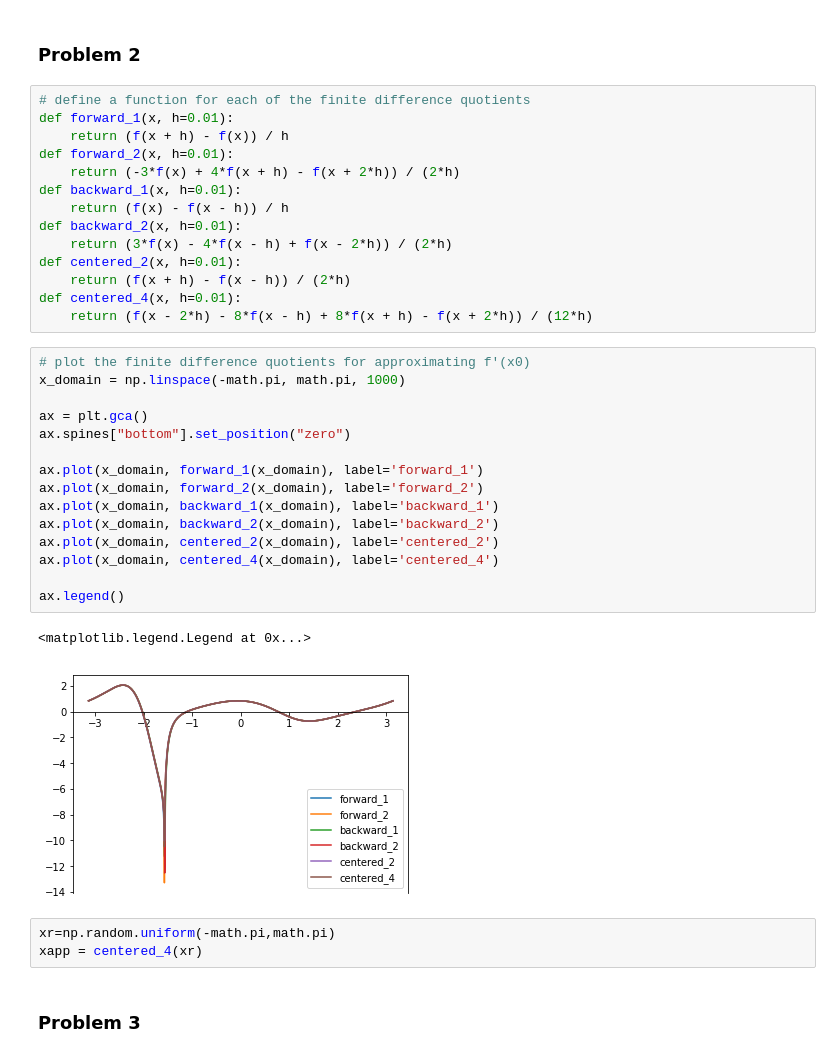
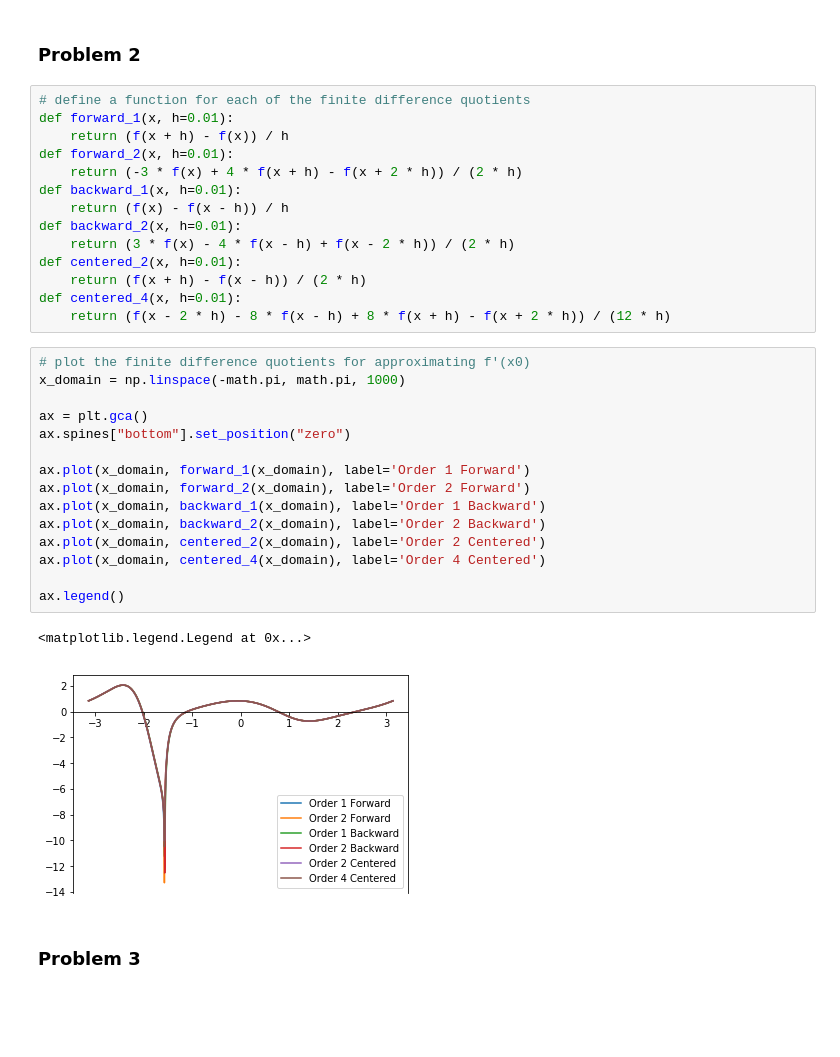
Before and after one commit to ruixili/persp-model-econ_W19, a Jupyter notebook: ProblemSets/PS2/PS2_Part1_Solution.ipynb, the cells around one changed output. Saved outputs shown, nothing was run; the diff lists cells and outputs as text; blank space fills up the shorter version.

```diff
--- a/ProblemSets/PS2/PS2_Part1_Solution.ipynb
+++ b/ProblemSets/PS2/PS2_Part1_Solution.ipynb
@@ -39,36 +39,33 @@ ax.legend()
 def forward_1(x, h=0.01):
     return (f(x + h) - f(x)) / h
 def forward_2(x, h=0.01):
-    return (-3*f(x) + 4*f(x + h) - f(x + 2*h)) / (2*h)
+    return (-3 * f(x) + 4 * f(x + h) - f(x + 2 * h)) / (2 * h)
 def backward_1(x, h=0.01):
     return (f(x) - f(x - h)) / h
 def backward_2(x, h=0.01):
-    return (3*f(x) - 4*f(x - h) + f(x - 2*h)) / (2*h)
+    return (3 * f(x) - 4 * f(x - h) + f(x - 2 * h)) / (2 * h)
 def centered_2(x, h=0.01):
-    return (f(x + h) - f(x - h)) / (2*h)
+    return (f(x + h) - f(x - h)) / (2 * h)
 def centered_4(x, h=0.01):
-    return (f(x - 2*h) - 8*f(x - h) + 8*f(x + h) - f(x + 2*h)) / (12*h)
+    return (f(x - 2 * h) - 8 * f(x - h) + 8 * f(x + h) - f(x + 2 * h)) / (12 * h)
 # %%
 # plot the finite difference quotients for approximating f′(x0)
 x_domain = np.linspace(-math.pi, math.pi, 1000)
 
 ax = plt.gca()
 ax.spines["bottom"].set_position("zero")
 
-ax.plot(x_domain, forward_1(x_domain), label='forward_1')
-ax.plot(x_domain, forward_2(x_domain), label='forward_2')
-ax.plot(x_domain, backward_1(x_domain), label='backward_1')
-ax.plot(x_domain, backward_2(x_domain), label='backward_2')
-ax.plot(x_domain, centered_2(x_domain), label='centered_2')
-ax.plot(x_domain, centered_4(x_domain), label='centered_4')
+ax.plot(x_domain, forward_1(x_domain), label='Order 1 Forward')
+ax.plot(x_domain, forward_2(x_domain), label='Order 2 Forward')
+ax.plot(x_domain, backward_1(x_domain), label='Order 1 Backward')
+ax.plot(x_domain, backward_2(x_domain), label='Order 2 Backward')
+ax.plot(x_domain, centered_2(x_domain), label='Order 2 Centered')
+ax.plot(x_domain, centered_4(x_domain), label='Order 4 Centered')
 
 ax.legend()
 # %% [output]
 <matplotlib.legend.Legend at 0x...>
-[figure, old version]
+[figure, new version]
-# %%
-xr=np.random.uniform(-math.pi,math.pi)
-xapp = centered_4(xr)
 # %% [markdown]
 ### Problem 3
 # %%
```
Also changed, not shown: parts of 8 cells of this notebook, 1 other file.
